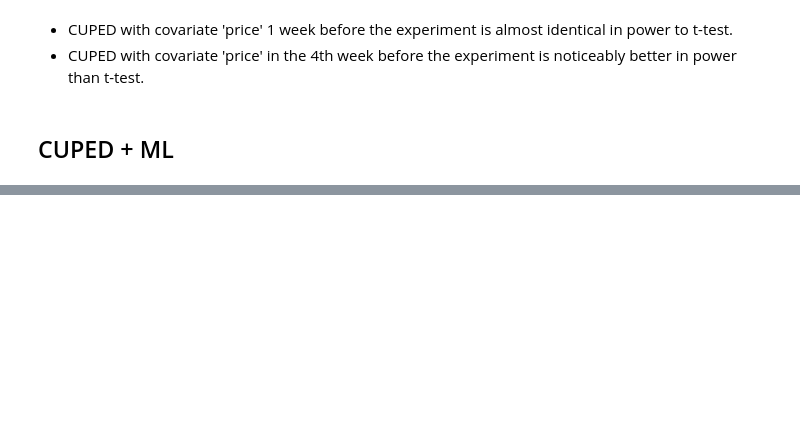
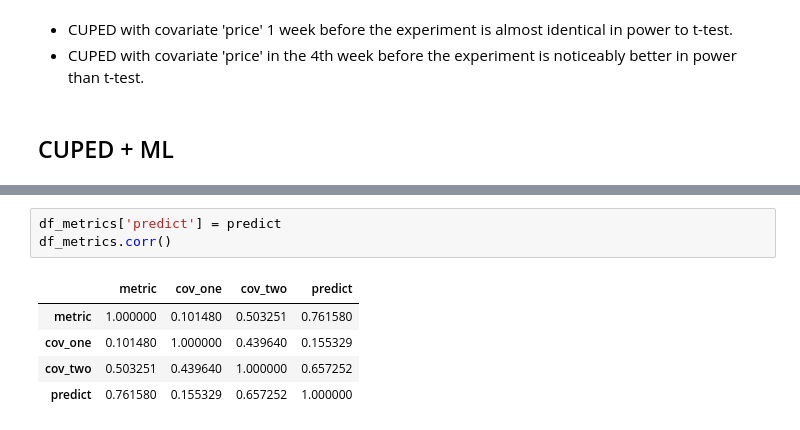
Before and after one commit to YanaOrf/AB_tests, a Jupyter notebook: Pizzeria_website_AB.ipynb, the cells around one changed output, grey strips where cells are left out. Saved outputs shown, nothing was run; the diff lists cells and outputs as text; blank space fills up the shorter version.

```diff
--- a/Pizzeria_website_AB.ipynb
+++ b/Pizzeria_website_AB.ipynb
@@ -1299,0 +1316,9 @@ df_x_test = get_features(df_sales, df_metrics.index, begin_exp_date)
+# %%
+df_metrics['predict'] = predict
+df_metrics.corr()
+# %% [output]
+|  | metric | cov_one | cov_two | predict |
+| metric | 1.000000 | 0.101480 | 0.503251 | 0.761580 |
+| cov_one | 0.101480 | 1.000000 | 0.439640 | 0.155329 |
+| cov_two | 0.503251 | 0.439640 | 1.000000 | 0.657252 |
+| predict | 0.761580 | 0.155329 | 0.657252 | 1.000000 |
```
Also changed, not shown: parts of 23 cells of this notebook.
